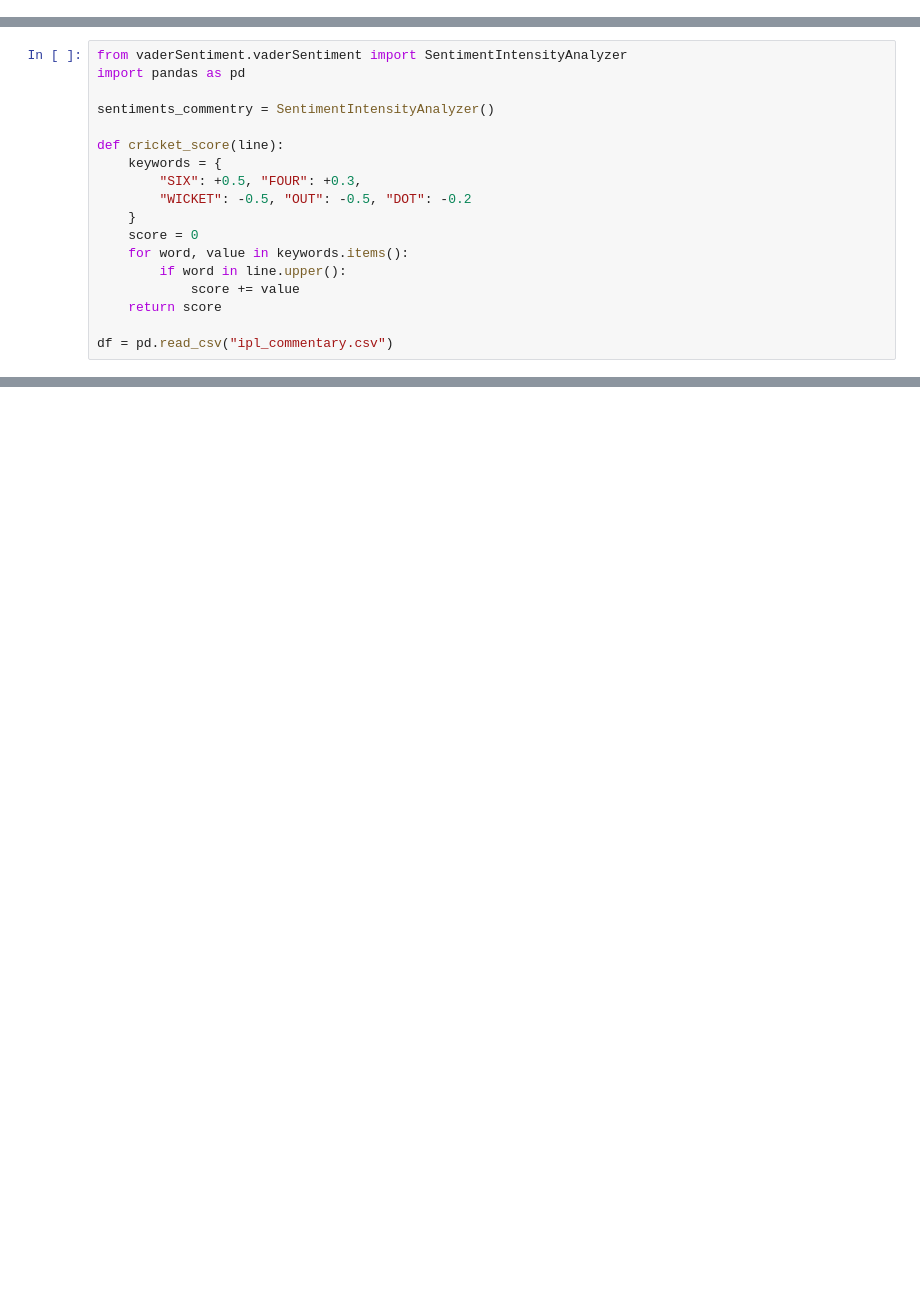
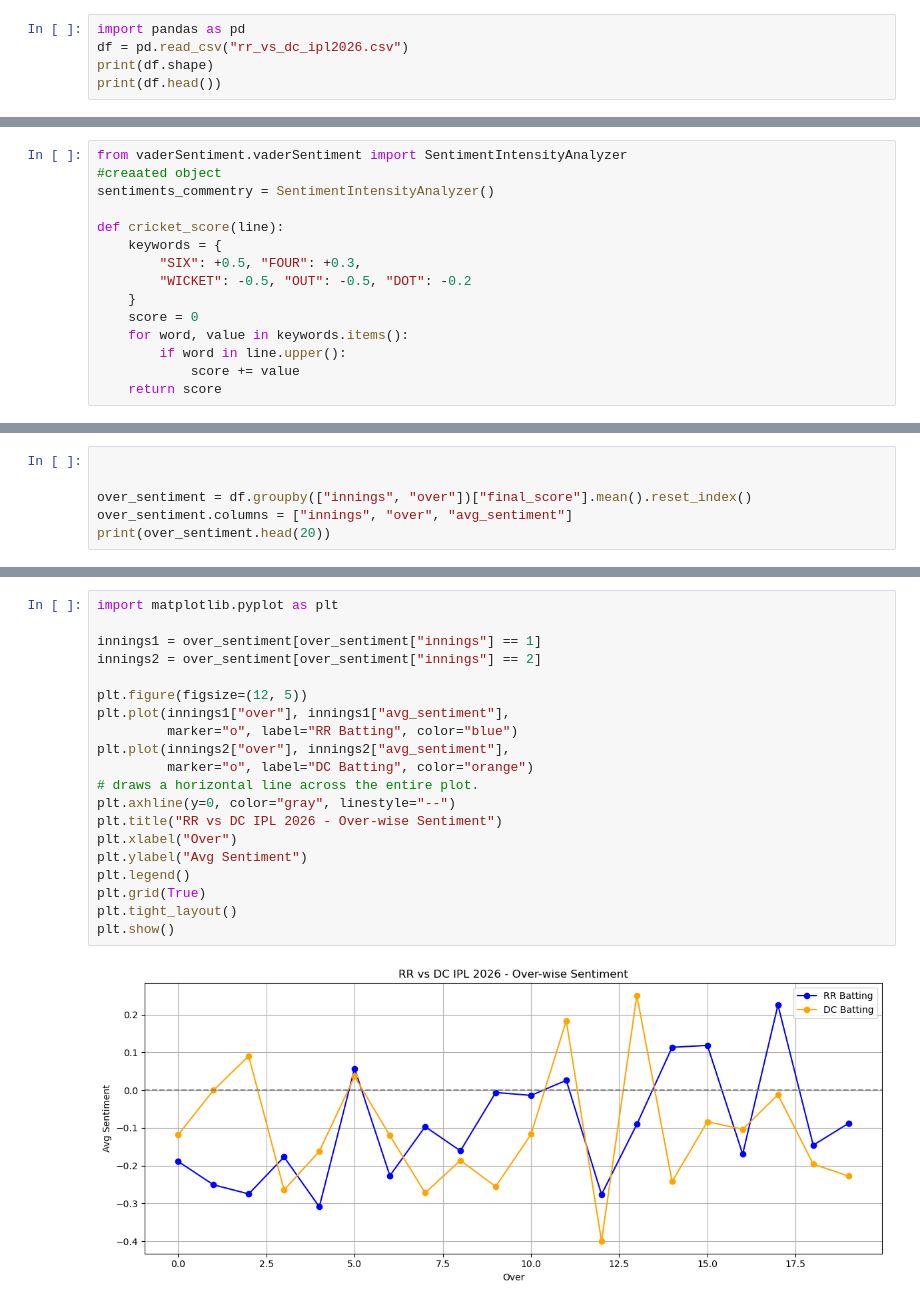
Before and after one commit to Vighnesh1pl0/cricket_sentiment, a Jupyter notebook: scraping.ipynb, the cells around one changed output, grey strips where cells are left out. Cells and saved outputs as stored; diff of their text form; blank space fills up the shorter version.

```diff
--- a/scraping.ipynb
+++ b/scraping.ipynb
@@ -92,0 +1,5 @@ Index(['match_id', 'over', 'ball', 'batting_team', 'bowling_team',
+# %%
+import pandas as pd
+df = pd.read_csv("rr_vs_dc_ipl2026.csv")
+print(df.shape)
+print(df.head())
@@ -93,7 +21,6 @@ Index(['match_id', 'over', 'ball', 'batting_team', 'bowling_team',
 # %%
 from vaderSentiment.vaderSentiment import SentimentIntensityAnalyzer
-import pandas as pd
-
+#creaated object
 sentiments_commentry = SentimentIntensityAnalyzer()
 
 def cricket_score(line):
@@ -106,6 +33,4 @@ def cricket_score(line):
         if word in line.upper():
             score += value
     return score
-
-df = pd.read_csv("ipl_commentary.csv")
 # %%
@@ -136,0 +63,6 @@ print(df[["commentary", "vader_score", "cricket_score", "final_score"]].head(10)
+# %%
+
+
+over_sentiment = df.groupby(["innings", "over"])["final_score"].mean().reset_index()
+over_sentiment.columns = ["innings", "over", "avg_sentiment"]
+print(over_sentiment.head(20))
@@ -136,0 +87,22 @@ print(df[["commentary", "vader_score", "cricket_score", "final_score"]].head(10)
+# %%
+import matplotlib.pyplot as plt
+
+innings1 = over_sentiment[over_sentiment["innings"] == 1]
+innings2 = over_sentiment[over_sentiment["innings"] == 2]
+
+plt.figure(figsize=(12, 5))
+plt.plot(innings1["over"], innings1["avg_sentiment"],
+         marker="o", label="RR Batting", color="blue")
+plt.plot(innings2["over"], innings2["avg_sentiment"],
+         marker="o", label="DC Batting", color="orange")
+# draws a horizontal line across the entire plot.
+plt.axhline(y=0, color="gray", linestyle="--")
+plt.title("RR vs DC IPL 2026 - Over-wise Sentiment")
+plt.xlabel("Over")
+plt.ylabel("Avg Sentiment")
+plt.legend()
+plt.grid(True)
+plt.tight_layout()
+plt.show()
+# %% [output]
+[figure, added]
```
Also changed, not shown: parts of 7 cells of this notebook, 3 other files.
